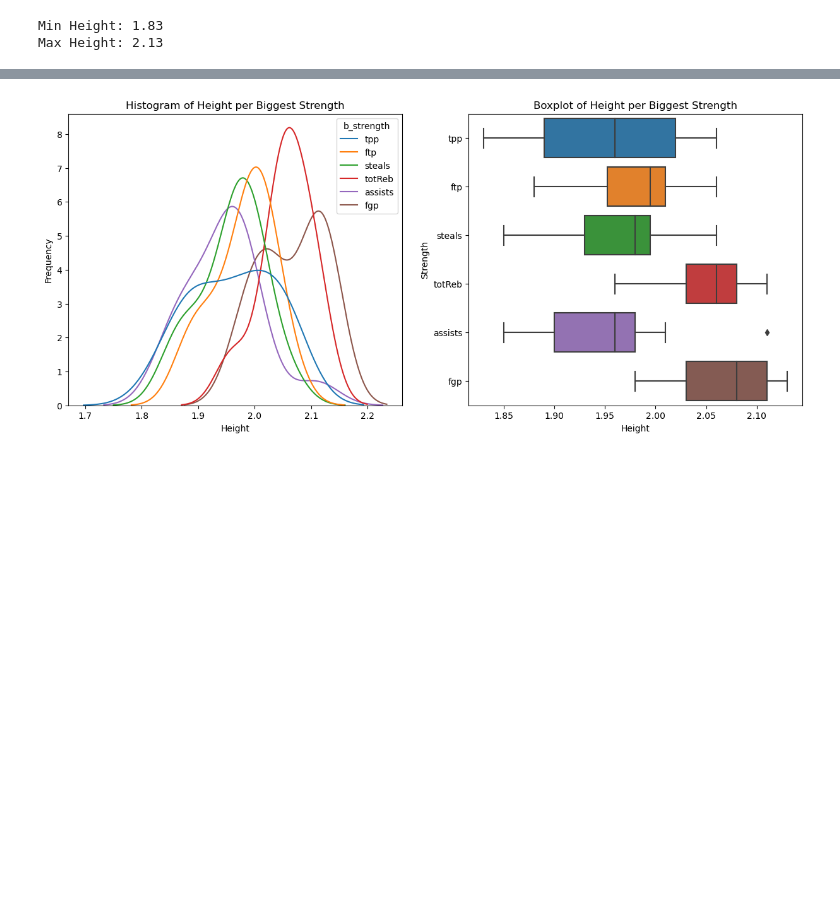
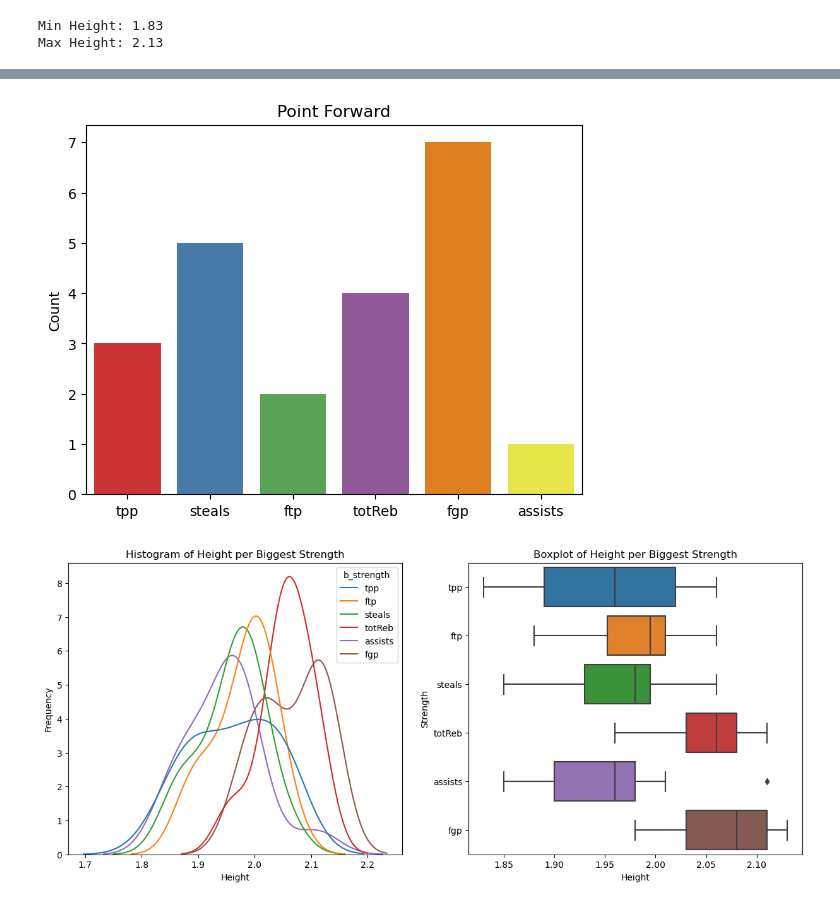
Before and after one commit to isaacaguilar97/you-in-nba, a Jupyter notebook: NBA_project.ipynb, the cells around one changed output, grey strips where cells are left out. Saved outputs shown, nothing was run; the diff lists cells and outputs as text; code cells hidden in the pictures; blank space fills up the shorter version.

```diff
--- a/NBA_project.ipynb
+++ b/NBA_project.ipynb
@@ -426,3 +437,18 @@ plt.show()
+# %%
+# Skill a Power Fordar must have
+
+sns.countplot(x='b_strength', data=final_df[final_df['pos'] == 'PF'], palette='Set1')
+plt.title('Point Forward')
+plt.xlabel('')
+plt.ylabel('Count')
+
+# Save the plot to the specified file path
+plt.savefig('../my-blog/assets/images/pf.png')
+
+# Adjust layout to prevent clipping of titles
+plt.show()
+# %% [output]
+[figure, added]
 # %%
 # Heigth per Biggest Strength
 
```
Also changed, not shown: parts of 14 cells of this notebook.
